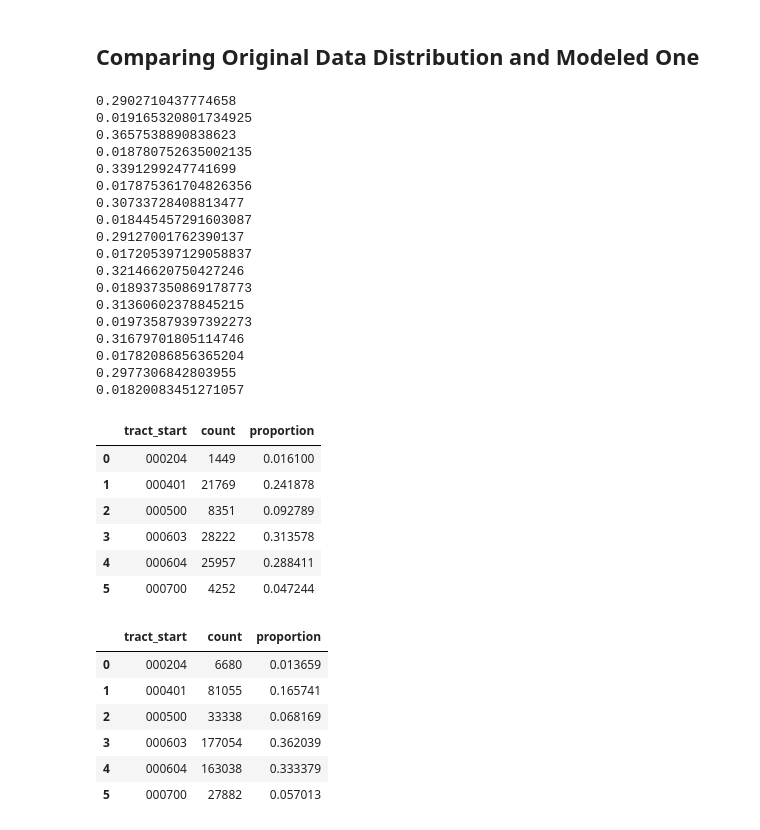
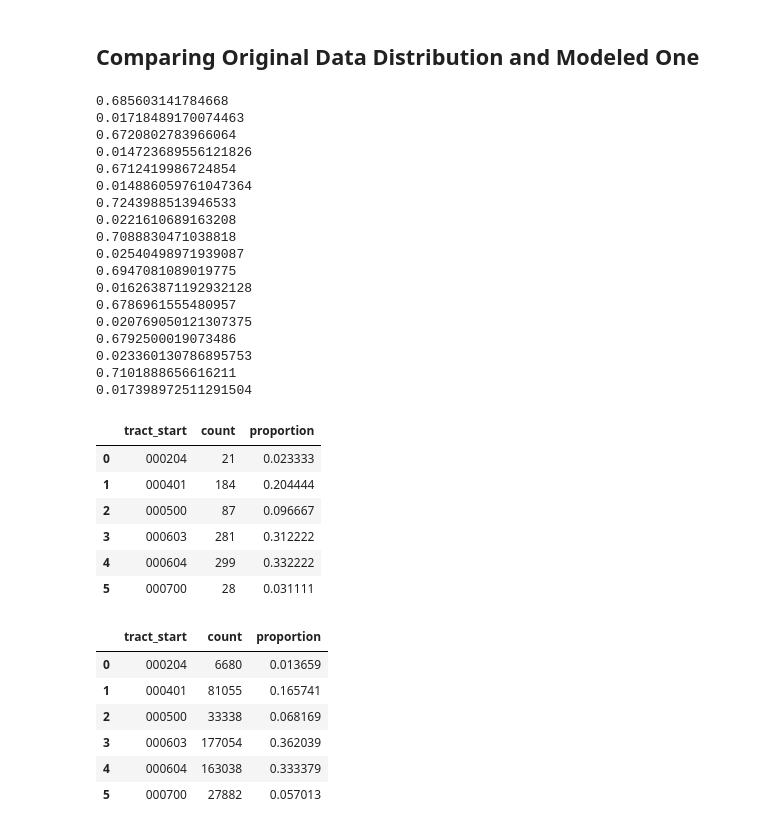
Before and after one commit to sanjayyepuri/DocklessVehicleTraffic, a Jupyter notebook: notebooks/DocklessScooterBayesNet.ipynb, the cells around one changed output. Drawn from its saved outputs; the diff is of its cells as text; code cells hidden in the pictures.

```diff
--- a/notebooks/DocklessScooterBayesNet.ipynb
+++ b/notebooks/DocklessScooterBayesNet.ipynb
@@ -57,41 +70,41 @@ dl_model.gibbs_sample(10, 9)
 # %% [markdown]
 ## Comparing Original Data Distribution and Modeled One
 # %%
-data = []
+sampled_data = []
 for i in range(8, 17):
     dl_model.compute_distance_distribution(i)
-    data.extend(dl_model.gibbs_sample(10000, i))
+    sampled_data.extend(dl_model.gibbs_sample(100, i))
 # %% [output]
-0.2902710437774658
-0.019165320801734925
-0.3657538890838623
-0.018780752635002135
-0.3391299247741699
-0.017875361704826356
-0.30733728408813477
-0.018445457291603087
-0.29127001762390137
-0.017205397129058837
-0.32146620750427246
-0.018937350869178773
-0.31360602378845215
-0.019735879397392273
-0.31679701805114746
-0.01782086856365204
-0.2977306842803955
-0.01820083451271057
+0.685603141784668
+0.01718489170074463
+0.6720802783966064
+0.014723689556121826
+0.6712419986724854
+0.014886059761047364
+0.7243988513946533
+0.0221610689163208
+0.7088830471038818
+0.02540498971939087
+0.6947081089019775
+0.016263871192932128
+0.6786961555480957
+0.020769050121307375
+0.6792500019073486
+0.023360130786895753
+0.7101888656616211
+0.017398972511291504
 # %%
-df = pd.DataFrame(data, columns=['class_time', 'start_time', 'building', 'distance', 'tract_start'])
-sampled_data = df.groupby(['tract_start'])['tract_start'].agg('count').to_frame('count').reset_index()
-total = float(sum(sampled_data['count']))
-sampled_data['proportion'] = sampled_data['count'].apply(lambda x: x/total)
-sampled_data
+df = pd.DataFrame(sampled_data, columns=['class_time', 'start_time', 'building', 'distance', 'tract_start'])
+sampled_freqs = df.groupby(['tract_start'])['tract_start'].agg('count').to_frame('count').reset_index()
+total = float(sum(sampled_freqs['count']))
+sampled_freqs['proportion'] = sampled_freqs['count'].apply(lambda x: x/total)
+sampled_freqs
 # %% [output]
 |  | tract_start | count | proportion |
-| 0 | 000204 | 1449 | 0.016100 |
-| 1 | 000401 | 21769 | 0.241878 |
-| 2 | 000500 | 8351 | 0.092789 |
-| 3 | 000603 | 28222 | 0.313578 |
-| 4 | 000604 | 25957 | 0.288411 |
-| 5 | 000700 | 4252 | 0.047244 |
+| 0 | 000204 | 21 | 0.023333 |
+| 1 | 000401 | 184 | 0.204444 |
+| 2 | 000500 | 87 | 0.096667 |
+| 3 | 000603 | 281 | 0.312222 |
+| 4 | 000604 | 299 | 0.332222 |
+| 5 | 000700 | 28 | 0.031111 |
 # %%
```
Also changed, not shown: parts of 17 cells of this notebook, 6 other files.
